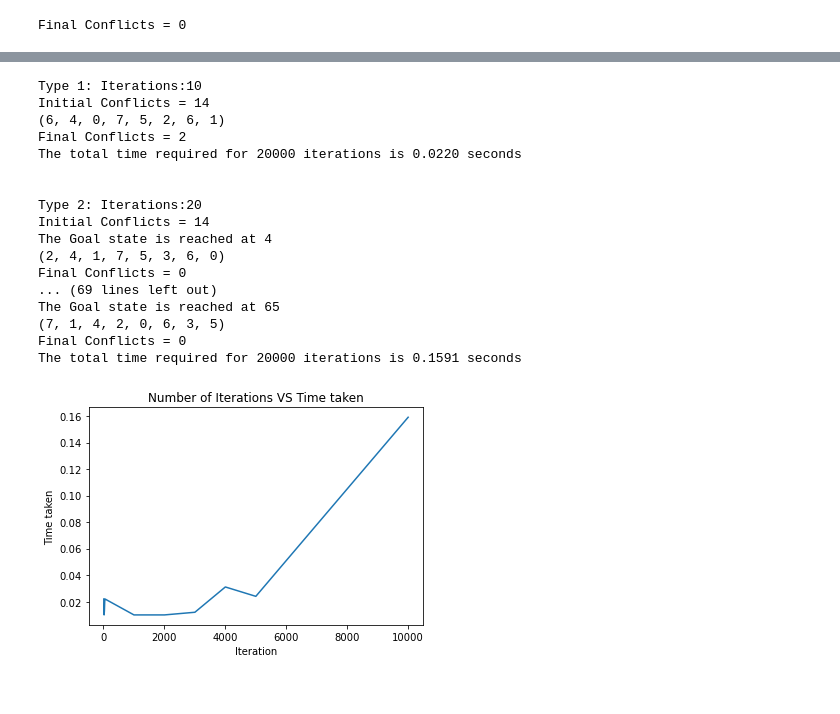
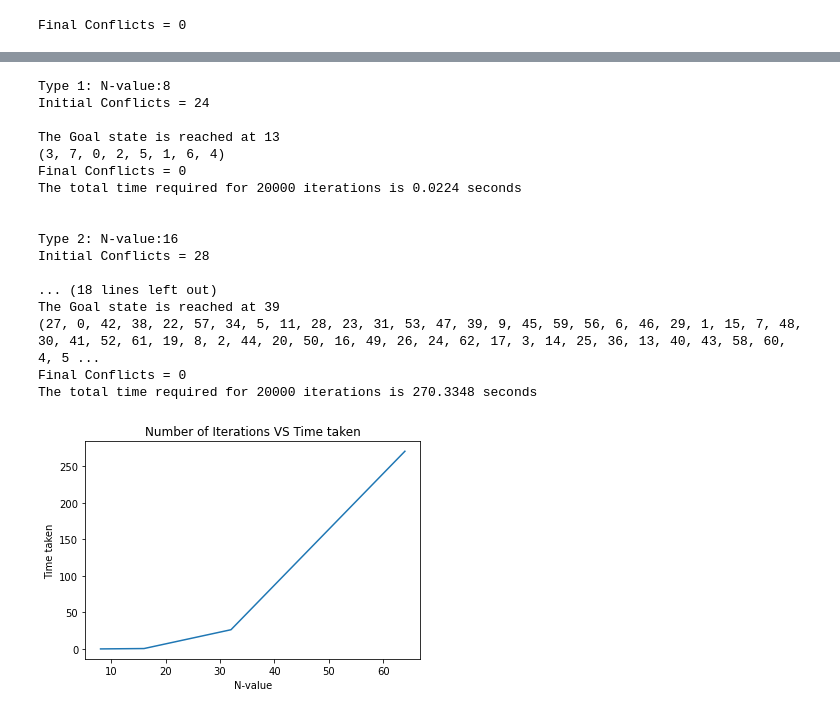
Before and after one commit to Marinto-Richee/eight-queens-hill-climbing, a Jupyter notebook: SEC_AI_hill_climbing.ipynb, the cells around one changed output, grey strips where cells are left out. Saved outputs shown, nothing was run; the diff lists cells and outputs as text; code cells hidden in the pictures.

```diff
--- a/SEC_AI_hill_climbing.ipynb
+++ b/SEC_AI_hill_climbing.ipynb
@@ -180,14 +180,15 @@ The total time required for 20000 iterations is 0.0100 seconds
 # %%
-iterations=[10,20,30,40,50,1000,2000,3000,4000,5000,10000]
+n_values=[2**x for x in range(3,7)]
 time_taken=[]
 num=1
-for each_i in iterations:
-    print("Type {0}:\tIterations:{1}".format(num,each_i))
+for each_i in n_values:
+    nq1=NQueensProblem(each_i)
+    print("Type {0}:\tN-value:{1}".format(num,each_i))
     n1 = Node(state=nq1.initial)
     num_conflicts = nq1.h(n1)
-    print("Initial Conflicts = {0}".format(num_conflicts))
+    print("Initial Conflicts = {0}\n".format(num_conflicts))
     start=time.time()
-    sol1=hill_climbing(nq1,iterations=each_i)
+    sol1=hill_climbing(nq1,iterations=100)
     end=time.time()
     print(sol1.state)
     num_conflicts = nq1.h(sol1)
@@ -196,28 +197,28 @@ for each_i in iterations:
     time_taken.append(end-start)
     num+=1
 # %% [output]
-Type 1: Iterations:10
-Initial Conflicts = 14
-(6, 4, 0, 7, 5, 2, 6, 1)
-Final Conflicts = 2
-The total time required for 20000 iterations is 0.0220 seconds
+Type 1: N-value:8
+Initial Conflicts = 24
+
+The Goal state is reached at 13
+(3, 7, 0, 2, 5, 1, 6, 4)
+Final Conflicts = 0
+The total time required for 20000 iterations is 0.0224 seconds
 
 
-Type 2: Iterations:20
-Initial Conflicts = 14
-The Goal state is reached at 4
-(2, 4, 1, 7, 5, 3, 6, 0)
+Type 2: N-value:16
+Initial Conflicts = 28
+
+... (18 lines left out)
+The Goal state is reached at 39
+(27, 0, 42, 38, 22, 57, 34, 5, 11, 28, 23, 31, 53, 47, 39, 9, 45, 59, 56, 6, 46, 29, 1, 15, 7, 48, 30, 41, 52, 61, 19, 8, 2, 44, 20, 50, 16, 49, 26, 24, 62, 17, 3, 14, 25, 36, 13, 40, 43, 58, 60, 4, 5 ...
 Final Conflicts = 0
-... (69 lines left out)
-The Goal state is reached at 65
-(7, 1, 4, 2, 0, 6, 3, 5)
-Final Conflicts = 0
-The total time required for 20000 iterations is 0.1591 seconds
+The total time required for 20000 iterations is 270.3348 seconds
 # %%
 plt.title("Number of Iterations VS Time taken")
-plt.xlabel("Iteration")
+plt.xlabel("N-value")
 plt.ylabel("Time taken")
-plt.plot(iterations,time_taken)
+plt.plot(n_values,time_taken)
 plt.show()
 # %% [output]
-[figure, old version]
+[figure, new version]
```
Also changed, not shown: parts of 5 cells of this notebook.
